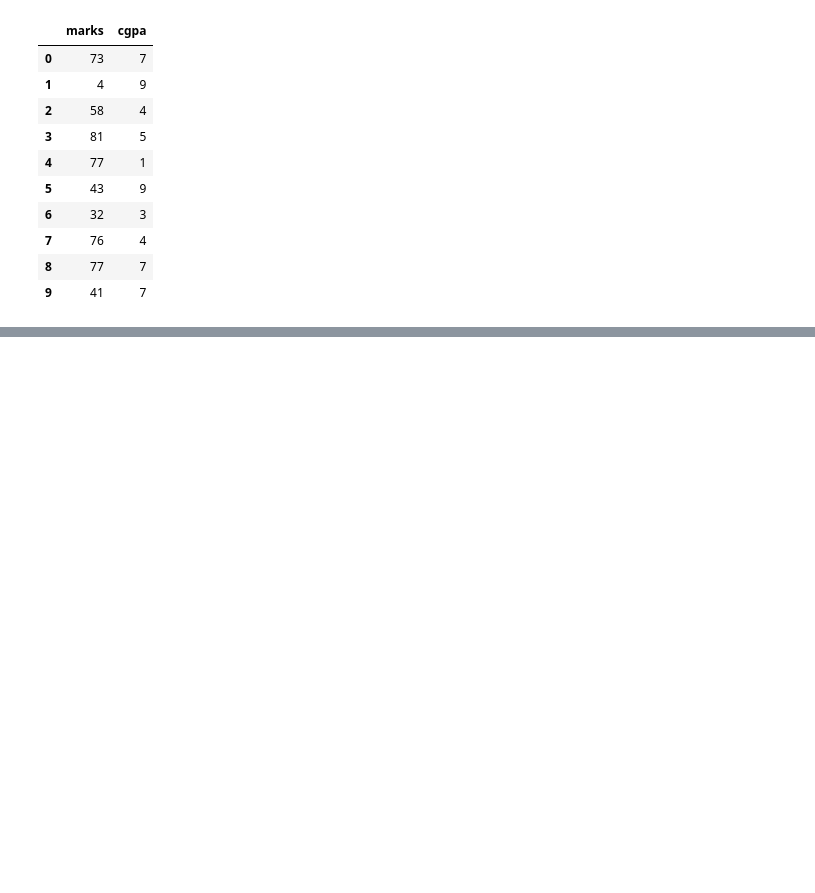
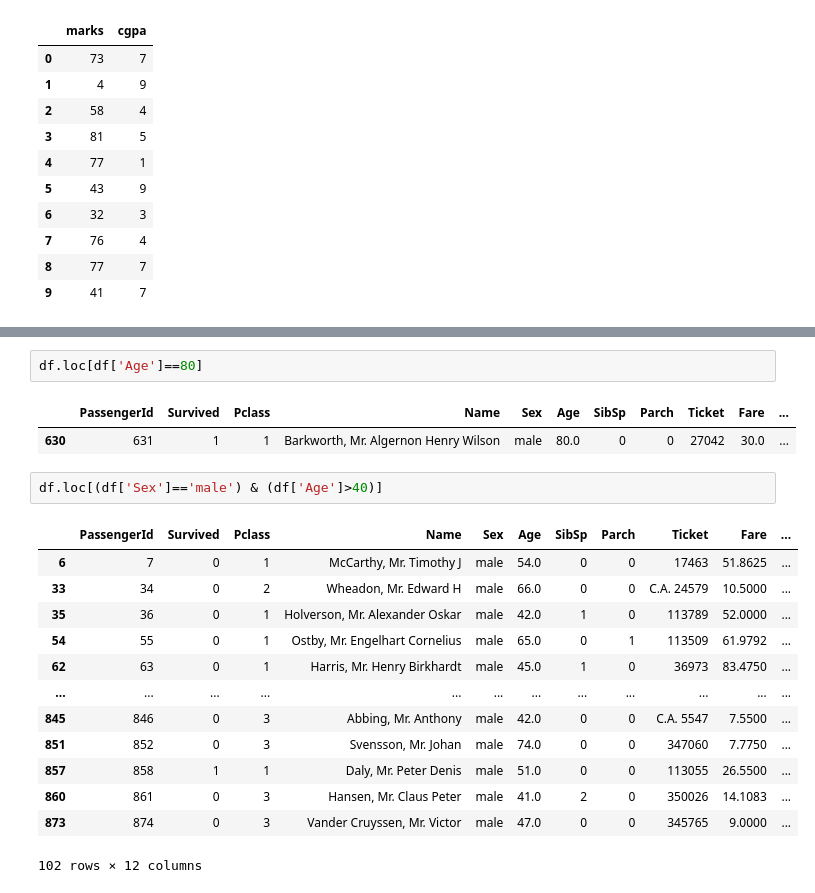
Before and after one commit to Yashghotekar2001/Python, a Jupyter notebook: pandas starting.ipynb, the cells around one changed output, grey strips where cells are left out. Cells and saved outputs as stored; diff of their text form; blank space fills up the shorter version.

```diff
--- a/pandas starting.ipynb
+++ b/pandas starting.ipynb
@@ -112,0 +369,21 @@ df
+# %%
+df.loc[df['Age']==80]
+# %% [output]
+|  | PassengerId | Survived | Pclass | Name | Sex | Age | SibSp | Parch | Ticket | Fare | ... |
+| 630 | 631 | 1 | 1 | Barkworth, Mr. Algernon Henry Wilson | male | 80.0 | 0 | 0 | 27042 | 30.0 | ... |
+# %%
+df.loc[(df['Sex']=='male') & (df['Age']>40)]
+# %% [output]
+|  | PassengerId | Survived | Pclass | Name | Sex | Age | SibSp | Parch | Ticket | Fare | ... |
+| 6 | 7 | 0 | 1 | McCarthy, Mr. Timothy J | male | 54.0 | 0 | 0 | 17463 | 51.8625 | ... |
+| 33 | 34 | 0 | 2 | Wheadon, Mr. Edward H | male | 66.0 | 0 | 0 | C.A. 24579 | 10.5000 | ... |
+| 35 | 36 | 0 | 1 | Holverson, Mr. Alexander Oskar | male | 42.0 | 1 | 0 | 113789 | 52.0000 | ... |
+| 54 | 55 | 0 | 1 | Ostby, Mr. Engelhart Cornelius | male | 65.0 | 0 | 1 | 113509 | 61.9792 | ... |
+| 62 | 63 | 0 | 1 | Harris, Mr. Henry Birkhardt | male | 45.0 | 1 | 0 | 36973 | 83.4750 | ... |
+| ... | ... | ... | ... | ... | ... | ... | ... | ... | ... | ... | ... |
+| 845 | 846 | 0 | 3 | Abbing, Mr. Anthony | male | 42.0 | 0 | 0 | C.A. 5547 | 7.5500 | ... |
+| 851 | 852 | 0 | 3 | Svensson, Mr. Johan | male | 74.0 | 0 | 0 | 347060 | 7.7750 | ... |
+| 857 | 858 | 1 | 1 | Daly, Mr. Peter Denis | male | 51.0 | 0 | 0 | 113055 | 26.5500 | ... |
+| 860 | 861 | 0 | 3 | Hansen, Mr. Claus Peter | male | 41.0 | 2 | 0 | 350026 | 14.1083 | ... |
+| 873 | 874 | 0 | 3 | Vander Cruyssen, Mr. Victor | male | 47.0 | 0 | 0 | 345765 | 9.0000 | ... |
+102 rows × 12 columns
```
Also changed, not shown: parts of 29 cells of this notebook.
